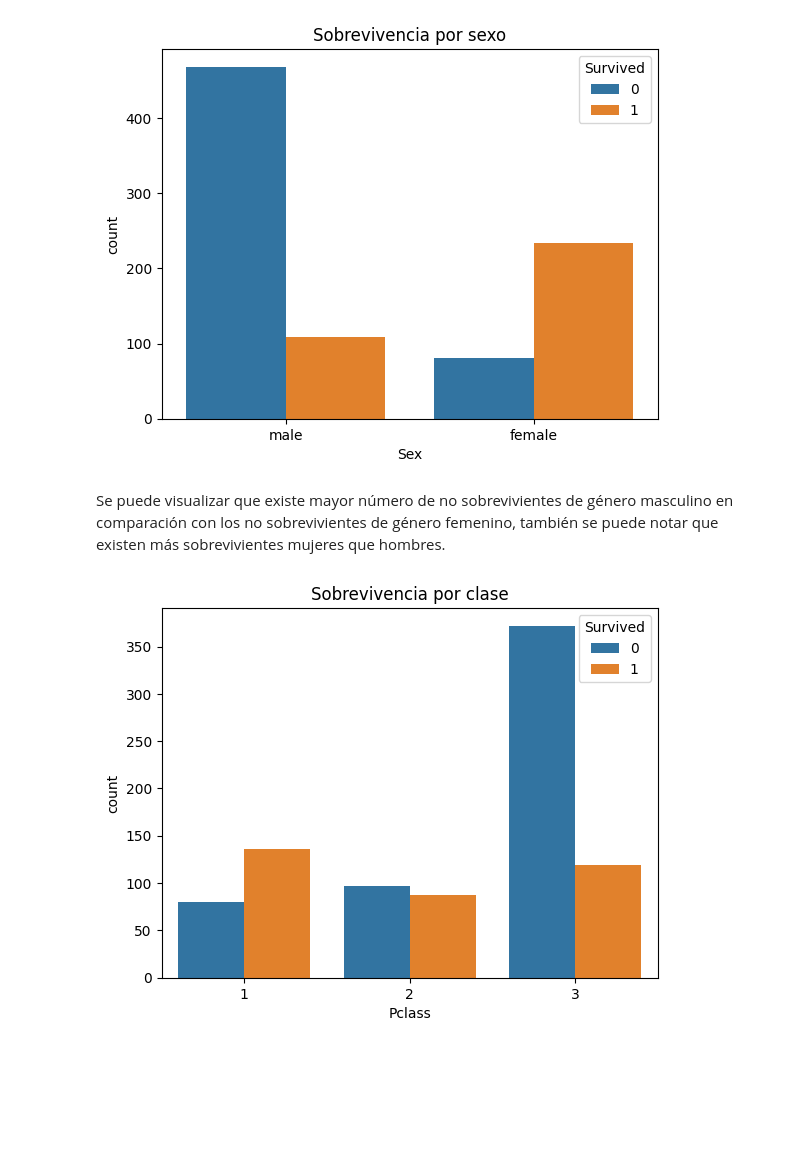
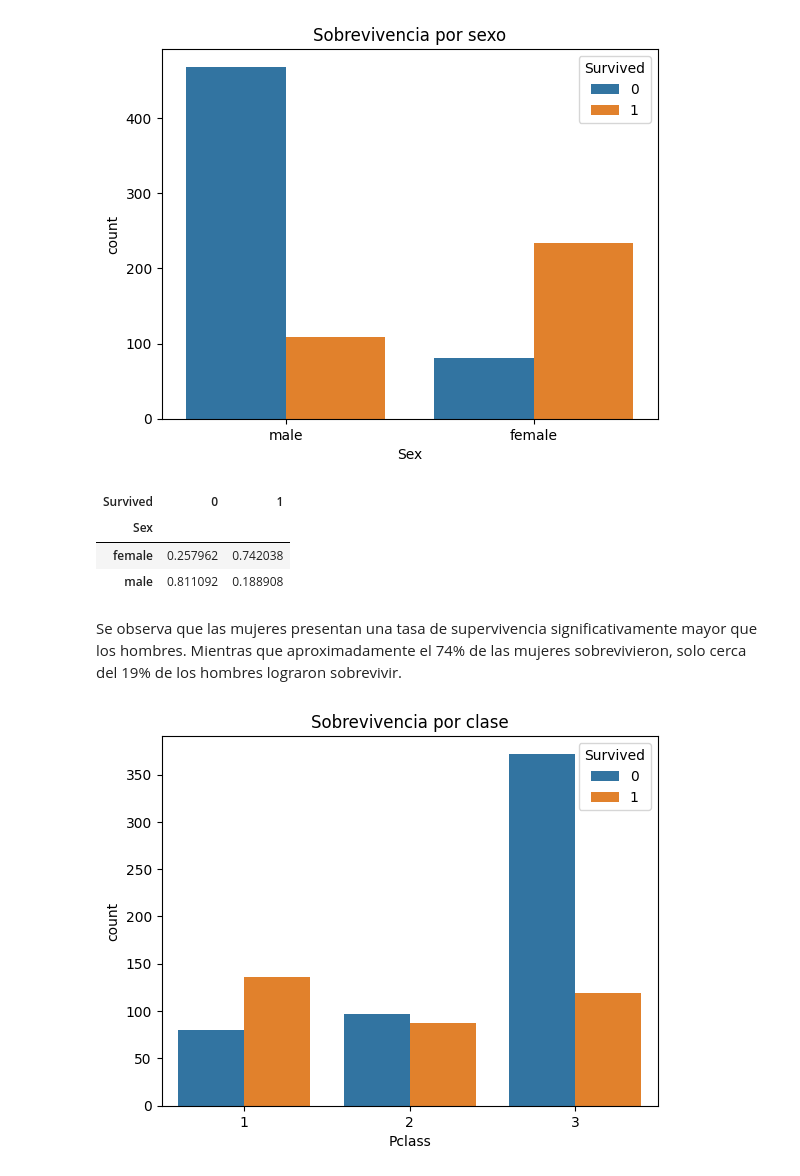
Before and after one commit to alonsoediaz-hash/Ejercicio-IA, a Jupyter notebook: tarea.ipynb, the cells around one changed output. Drawn from its saved outputs; the diff is of its cells as text; code cells hidden in the pictures; blank space fills up the shorter version.

```diff
--- a/tarea.ipynb
+++ b/tarea.ipynb
@@ -114,8 +114,15 @@ plt.title("Sobrevivencia por sexo")
 plt.show()
 # %% [output]
 [figure]
+# %%
+pd.crosstab(df["Sex"], df["Survived"], normalize="index")
+# %% [output]
+| Survived | 0 | 1 |
+| Sex |  |  |
+| female | 0.257962 | 0.742038 |
+| male | 0.811092 | 0.188908 |
 # %% [markdown]
-Se puede visualizar que existe mayor número de no sobrevivientes de género masculino en comparación con los no sobrevivientes de género femenino, también se puede notar que existen más sobrevivientes mujeres que hombres.
+Se observa que las mujeres presentan una tasa de supervivencia significativamente mayor que los hombres. Mientras que aproximadamente el 74% de las mujeres sobrevivieron, solo cerca del 19% de los hombres lograron sobrevivir.
 # %%
 sns.countplot(x="Pclass", hue="Survived", data=df)
 plt.title("Sobrevivencia por clase")
```
Also changed, not shown: parts of 5 cells of this notebook.
